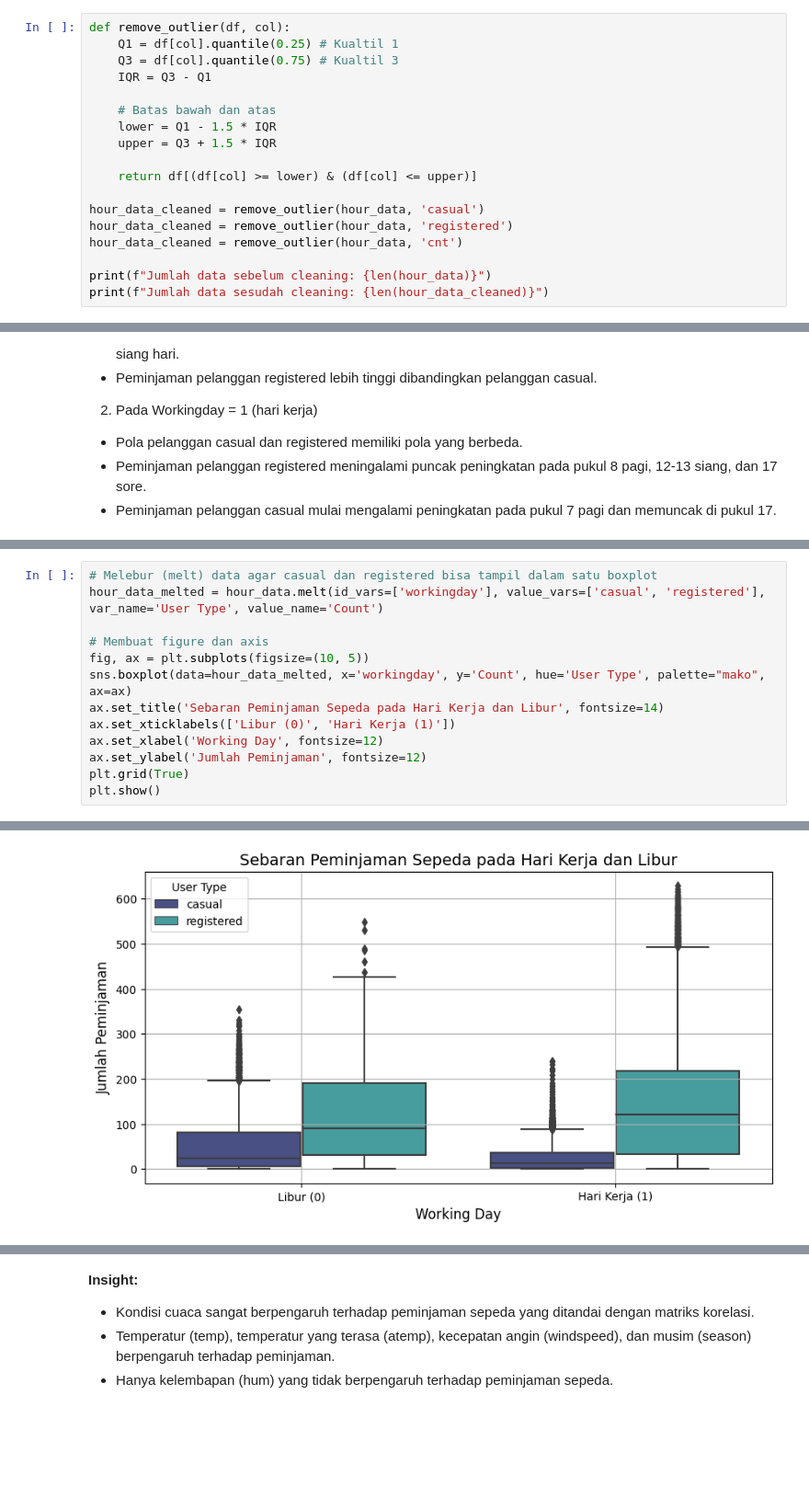
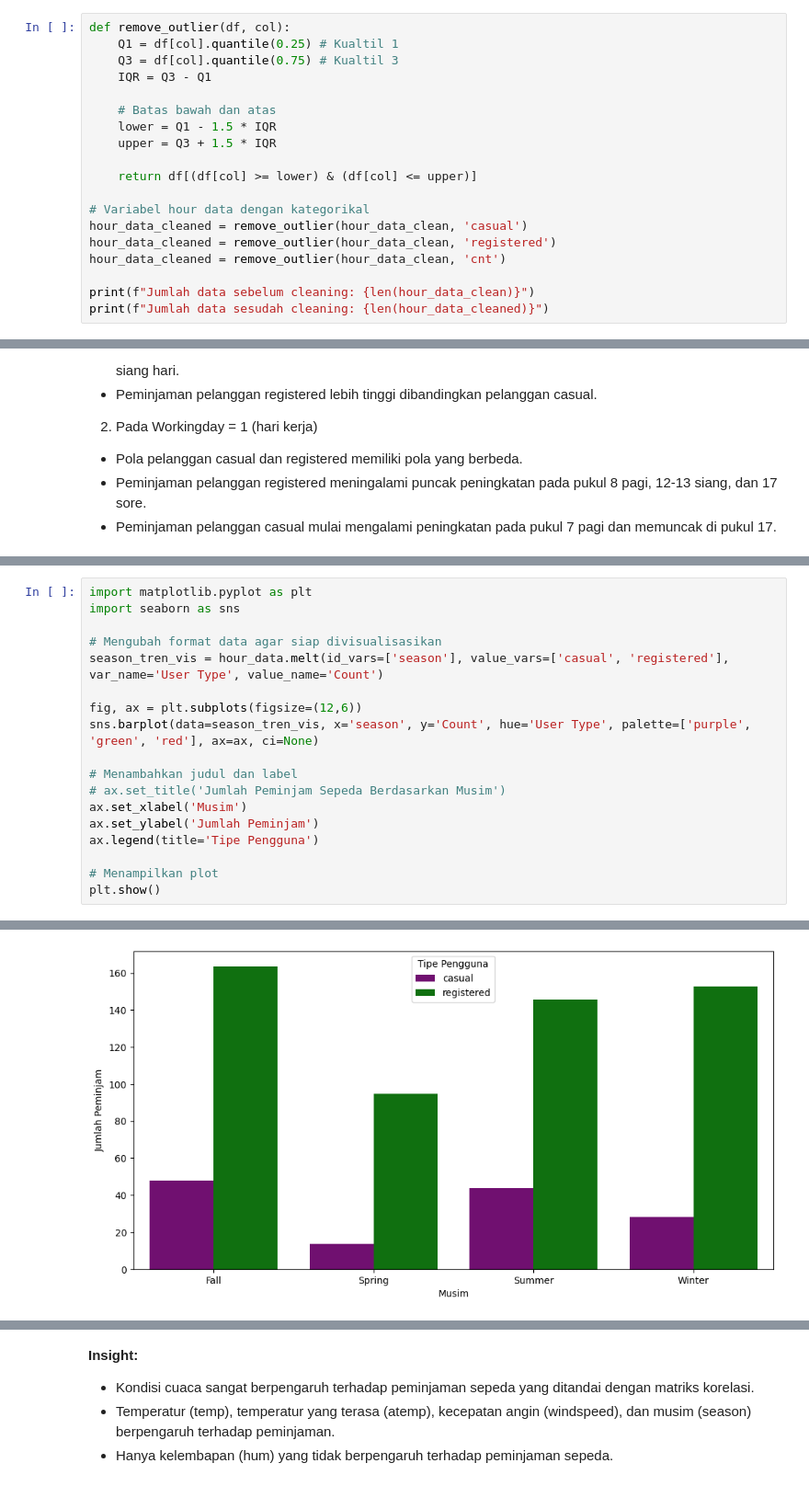
Before and after one commit to ayalya/Submis, a Jupyter notebook: Notebook.ipynb, the cells around one changed output, grey strips where cells are left out. Shown: that part at 92% size. Drawn from its saved outputs; the diff is of its cells as text; blank space fills up the shorter version.

```diff
--- a/Notebook.ipynb
+++ b/Notebook.ipynb
@@ -203,11 +222,12 @@ def remove_outlier(df, col):
 
     return df[(df[col] >= lower) & (df[col] <= upper)]
 
-hour_data_cleaned = remove_outlier(hour_data, 'casual')
-hour_data_cleaned = remove_outlier(hour_data, 'registered')
-hour_data_cleaned = remove_outlier(hour_data, 'cnt')
+# Variabel hour data dengan kategorikal
+hour_data_cleaned = remove_outlier(hour_data_clean, 'casual')
+hour_data_cleaned = remove_outlier(hour_data_clean, 'registered')
+hour_data_cleaned = remove_outlier(hour_data_clean, 'cnt')
 
-print(f"Jumlah data sebelum cleaning: {len(hour_data)}")
+print(f"Jumlah data sebelum cleaning: {len(hour_data_clean)}")
 print(f"Jumlah data sesudah cleaning: {len(hour_data_cleaned)}")
 # %% [output]
 Jumlah data sebelum cleaning: 17379
@@ -342,14 +456,19 @@ The `ci` parameter is deprecated. Use `errorbar=None` for the same effect.
 # %%
-# Melebur (melt) data agar casual dan registered bisa tampil dalam satu boxplot
-hour_data_melted = hour_data.melt(id_vars=['workingday'], value_vars=['casual', 'registered'], var_name='User Type', value_name='Count')
+import matplotlib.pyplot as plt
+import seaborn as sns
 
-# Membuat figure dan axis
-fig, ax = plt.subplots(figsize=(10, 5))
-sns.boxplot(data=hour_data_melted, x='workingday', y='Count', hue='User Type', palette="mako", ax=ax)
-ax.set_title('Sebaran Peminjaman Sepeda pada Hari Kerja dan Libur', fontsize=14)
-ax.set_xticklabels(['Libur (0)', 'Hari Kerja (1)'])
-ax.set_xlabel('Working Day', fontsize=12)
-ax.set_ylabel('Jumlah Peminjaman', fontsize=12)
-plt.grid(True)
+# Mengubah format data agar siap divisualisasikan
+season_tren_vis = hour_data.melt(id_vars=['season'], value_vars=['casual', 'registered'], var_name='User Type', value_name='Count')
+
+fig, ax = plt.subplots(figsize=(12,6))
+sns.barplot(data=season_tren_vis, x='season', y='Count', hue='User Type', palette=['purple', 'green', 'red'], ax=ax, ci=None)
+
+# Menambahkan judul dan label
+# ax.set_title('Jumlah Peminjam Sepeda Berdasarkan Musim')
+ax.set_xlabel('Musim')
+ax.set_ylabel('Jumlah Peminjam')
+ax.legend(title='Tipe Pengguna')
+
+# Menampilkan plot
 plt.show()
 # %% [output]
@@ -356 +478 @@ plt.show()
-[figure, old version]
+[figure, new version]
```
Also changed, not shown: parts of 70 cells of this notebook, 3 other files.
